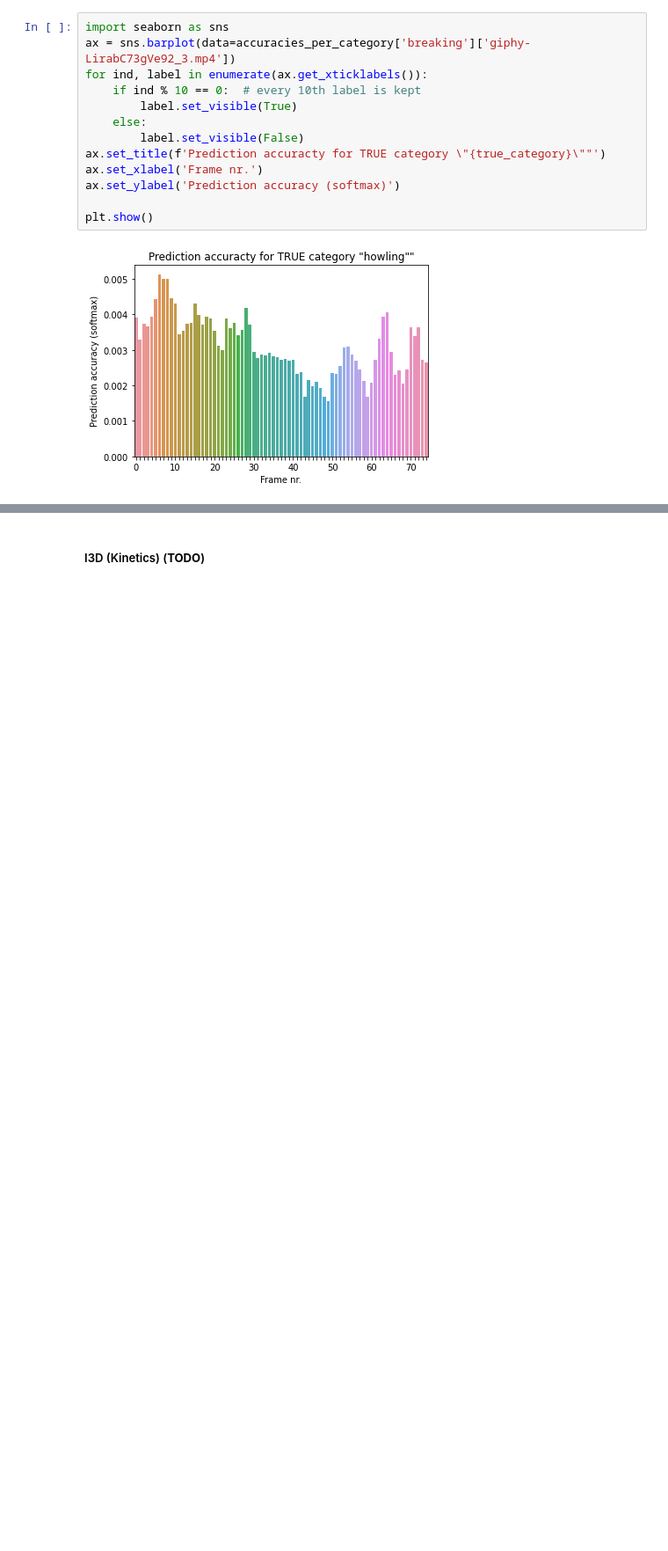
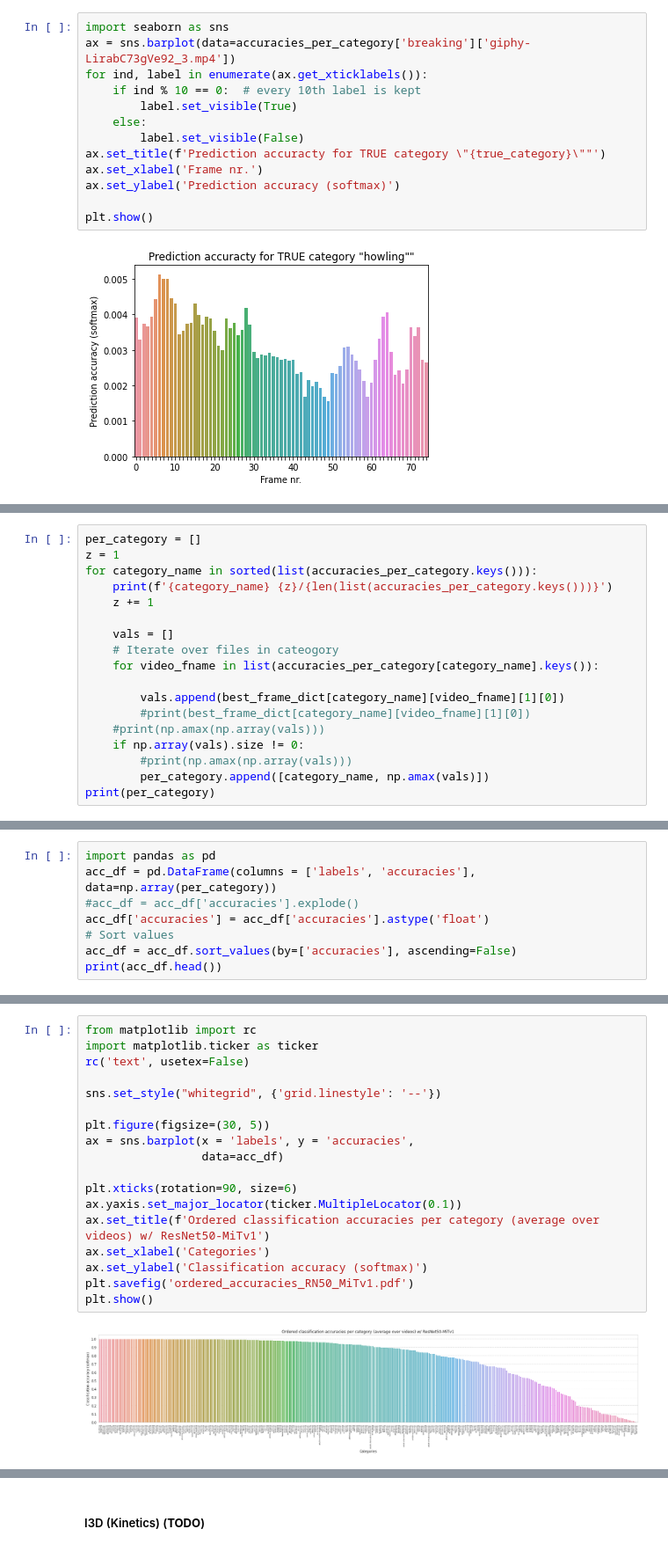
Before and after one commit to CogNeuroUR/frame-by-frame, a Jupyter notebook: video_frame_extractor_v0_1_2.ipynb, the cells around one changed output, grey strips where cells are left out. Shown at 88% size. Cells and saved outputs as stored; diff of their text form; blank space fills up the shorter version.

Commit message:
added plots

```diff
--- a/video_frame_extractor_v0_1_1.ipynb
+++ b/video_frame_extractor_v0_1_2.ipynb
@@ -377,0 +464,18 @@ plt.show()
+# %%
+per_category = []
+z = 1
+for category_name in sorted(list(accuracies_per_category.keys())):
+    print(f'{category_name} {z}/{len(list(accuracies_per_category.keys()))}')
+    z += 1
+
+    vals = []
+    # Iterate over files in cateogory
+    for video_fname in list(accuracies_per_category[category_name].keys()):
+
+        vals.append(best_frame_dict[category_name][video_fname][1][0])
+        #print(best_frame_dict[category_name][video_fname][1][0])
+    #print(np.amax(np.array(vals)))
+    if np.array(vals).size != 0:
+        #print(np.amax(np.array(vals)))
+        per_category.append([category_name, np.amax(vals)])
+print(per_category)
@@ -377,0 +500,8 @@ plt.show()
+# %%
+import pandas as pd
+acc_df = pd.DataFrame(columns = ['labels', 'accuracies'], data=np.array(per_category))
+#acc_df = acc_df['accuracies'].explode()
+acc_df['accuracies'] = acc_df['accuracies'].astype('float')
+# Sort values
+acc_df = acc_df.sort_values(by=['accuracies'], ascending=False)
+print(acc_df.head())
@@ -377,0 +535,20 @@ plt.show()
+# %%
+from matplotlib import rc
+import matplotlib.ticker as ticker
+rc('text', usetex=False)
+
+sns.set_style("whitegrid", {'grid.linestyle': '--'})
+
+plt.figure(figsize=(30, 5))
+ax = sns.barplot(x = 'labels', y = 'accuracies',
+                 data=acc_df)
+
+plt.xticks(rotation=90, size=6)
+ax.yaxis.set_major_locator(ticker.MultipleLocator(0.1))
+ax.set_title(f'Ordered classification accuracies per category (average over videos) w/ ResNet50-MiTv1')
+ax.set_xlabel('Categories')
+ax.set_ylabel('Classification accuracy (softmax)')
+plt.savefig('ordered_accuracies_RN50_MiTv1.pdf')
+plt.show()
+# %% [output]
+[figure, added]
```
Also changed, not shown: parts of 20 cells of this notebook, 1 other file.
